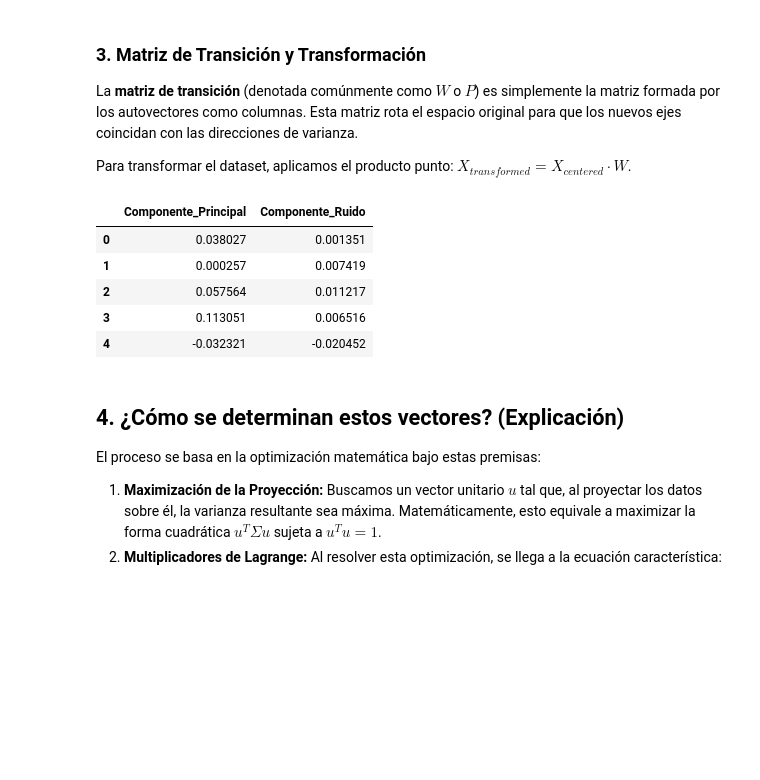
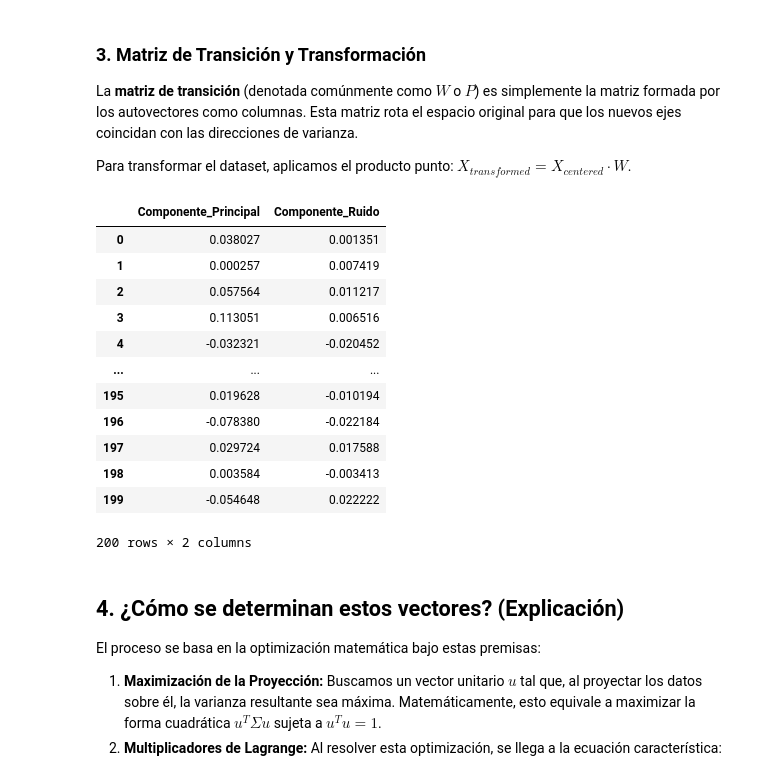
Before and after one commit to marco-canas/linear_algebra, a Jupyter notebook: 3_clases_segun_clara_mejia_laverde/1_cap/7_modulo/7_modulo.ipynb, the cells around one changed output. Cells and saved outputs as stored; diff of their text form; code cells hidden in the pictures; blank space fills up the shorter version.

```diff
--- a/3_clases_segun_clara_mejia_laverde/1_cap/7_modulo/7_modulo.ipynb
+++ b/3_clases_segun_clara_mejia_laverde/1_cap/7_modulo/7_modulo.ipynb
@@ -3072,19 +3026,26 @@ Para transformar el dataset, aplicamos el producto punto: $X_{transformed} = X_{
 # %%
 # Matriz de Transición
 W = eigenvectors
 
 # Transformar el dataset
 X_pca = X_centered.dot(W)
 
 df_transformado = pd.DataFrame(X_pca, columns=['Componente_Principal', 'Componente_Ruido'])
-df_transformado.head()
+df_transformado
 # %% [output]
 |  | Componente_Principal | Componente_Ruido |
 | 0 | 0.038027 | 0.001351 |
 | 1 | 0.000257 | 0.007419 |
 | 2 | 0.057564 | 0.011217 |
 | 3 | 0.113051 | 0.006516 |
 | 4 | -0.032321 | -0.020452 |
+| ... | ... | ... |
+| 195 | 0.019628 | -0.010194 |
+| 196 | -0.078380 | -0.022184 |
+| 197 | 0.029724 | 0.017588 |
+| 198 | 0.003584 | -0.003413 |
+| 199 | -0.054648 | 0.022222 |
+200 rows × 2 columns
 # %% [markdown]
 ## 4. ¿Cómo se determinan estos vectores? (Explicación)
 
```
Also changed, not shown: parts of 45 cells of this notebook, 3 other files.
